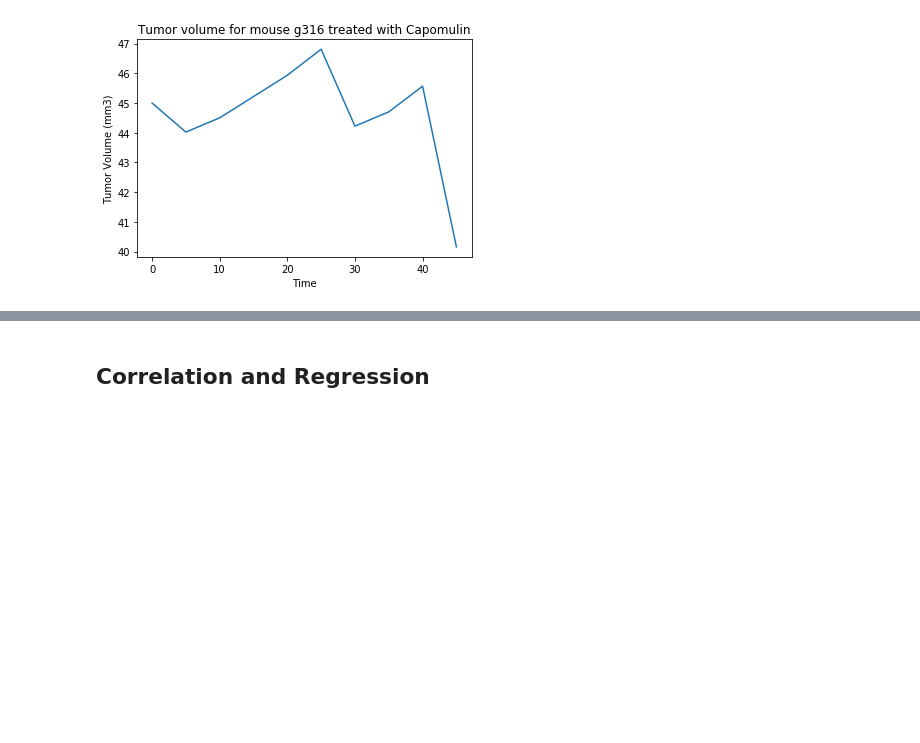
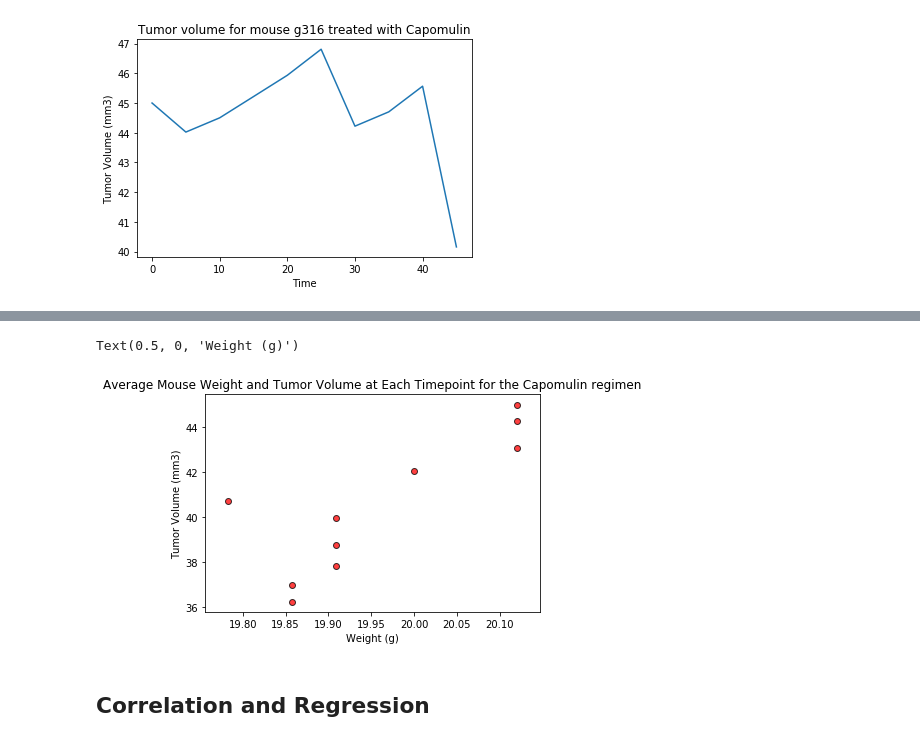
Before and after one commit to frangipani99/Pymaceuticals, a Jupyter notebook: pymaceuticals_starter.ipynb, the cells around one changed output, grey strips where cells are left out. Cells and saved outputs as stored; diff of their text form; code cells hidden in the pictures; blank space fills up the shorter version.

Commit message:
scatter plot and regression lines added

```diff
--- a/pymaceuticals_starter.ipynb
+++ b/pymaceuticals_starter.ipynb
@@ -343,3 +343,8 @@ plt.show()
 [figure]
 # %%
 # Generate a scatter plot of mouse weight versus average tumor volume for the Capomulin regimen
+
+##Create a dataframe of Capomulin results grouped by Timepoint, showing average Weight and Tumor Volume
+capomulin_df = cleaned_mouse_study.loc[(cleaned_mouse_study["Drug Regimen"] == "Capomulin")].reset_index()
+capomulin_timepoint_df = capomulin_df.groupby(["Timepoint"]).agg({'Weight (g)':['mean'],'Tumor Volume (mm3)':['mean']})
+capomulin_timepoint_df
@@ -346,2 +365,12 @@ plt.show()
+# %%
+# Generate a scatter plot
+plt.scatter(capomulin_timepoint_df["Weight (g)"], capomulin_timepoint_df["Tumor Volume (mm3)"], marker="o", facecolors="red", edgecolors="black", alpha=0.75)
+
+plt.title ("Average Mouse Weight and Tumor Volume at Each Timepoint for the Capomulin regimen")
+plt.ylabel("Tumor Volume (mm3)")
+plt.xlabel("Weight (g)")
+# %% [output]
+Text(0.5, 0, 'Weight (g)')
+[figure, added]
 # %% [markdown]
 ## Correlation and Regression
```
Also changed, not shown: parts of 4 cells of this notebook.
